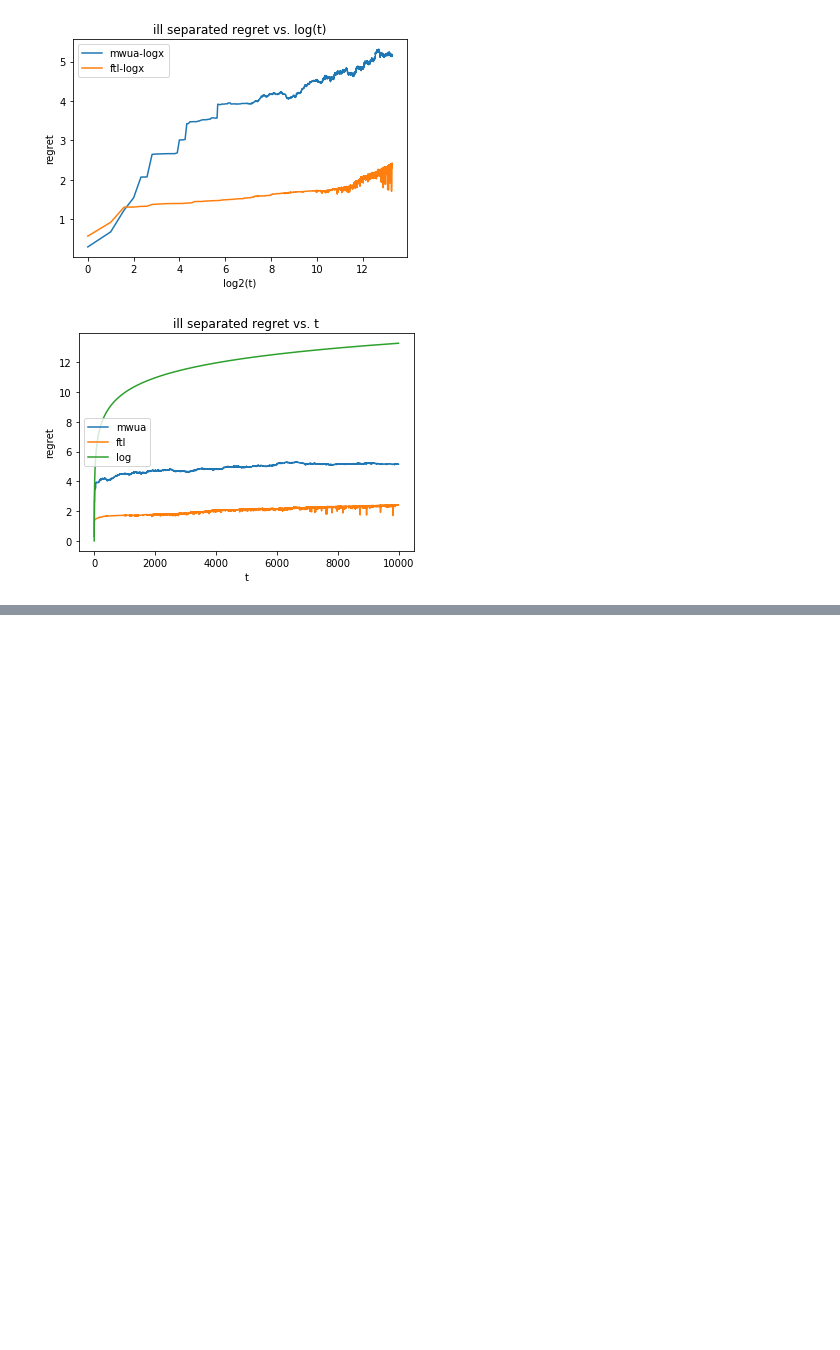
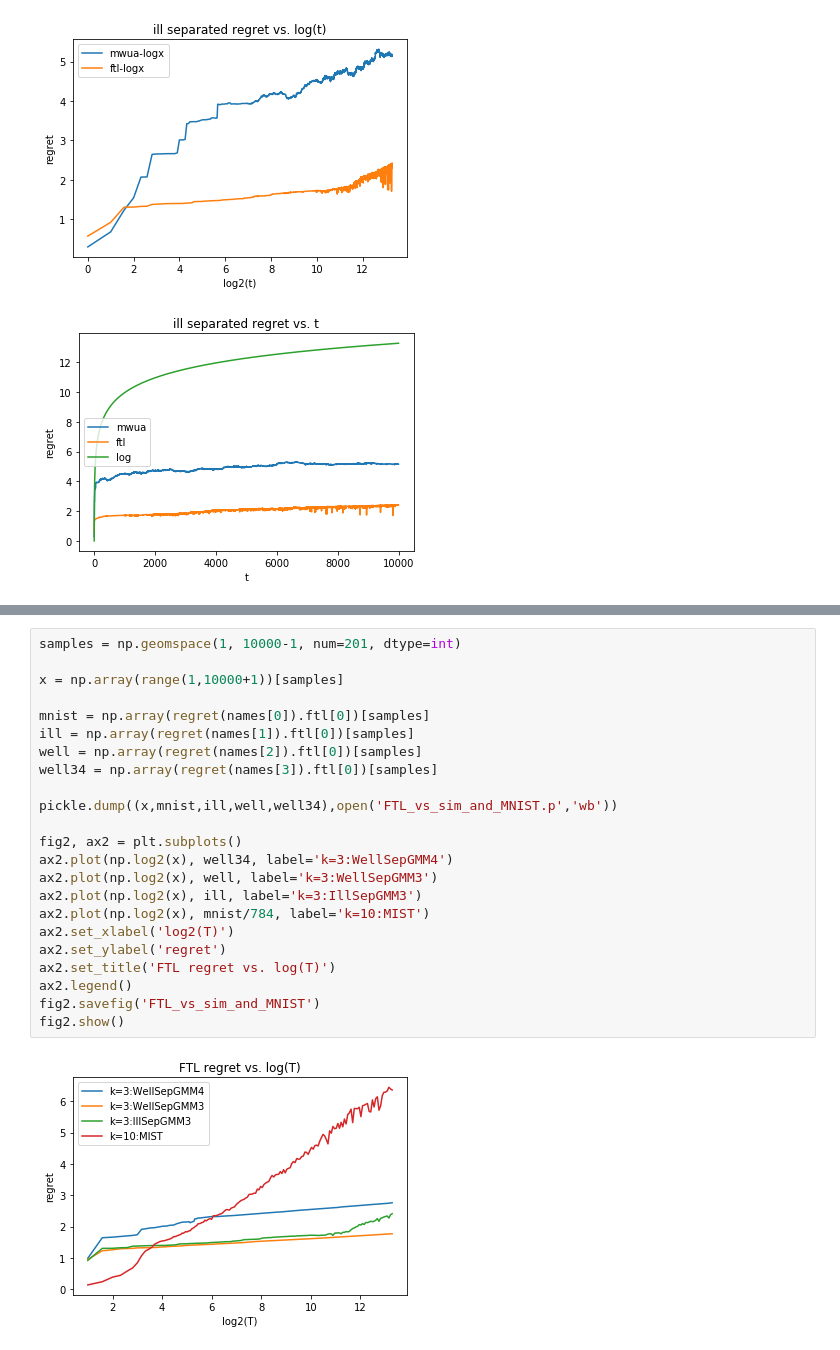
Before and after one commit to guyrom27/OnlineClusteringFTL, a Jupyter notebook: figures.ipynb, the cells around one changed output, grey strips where cells are left out. Cells and saved outputs as stored; diff of their text form; blank space fills up the shorter version.

Commit message:
added merged FTL_vs_sim_and_MNIST

```diff
--- a/figures.ipynb
+++ b/figures.ipynb
@@ -198,0 +199,25 @@ fig3.show()
+# %%
+samples = np.geomspace(1, 10000-1, num=201, dtype=int)
+
+x = np.array(range(1,10000+1))[samples]
+
+mnist = np.array(regret(names[0]).ftl[0])[samples]
+ill = np.array(regret(names[1]).ftl[0])[samples]
+well = np.array(regret(names[2]).ftl[0])[samples]
+well34 = np.array(regret(names[3]).ftl[0])[samples]
+
+pickle.dump((x,mnist,ill,well,well34),open('FTL_vs_sim_and_MNIST.p','wb'))
+
+fig2, ax2 = plt.subplots()
+ax2.plot(np.log2(x), well34, label='k=3:WellSepGMM4')
+ax2.plot(np.log2(x), well, label='k=3:WellSepGMM3')
+ax2.plot(np.log2(x), ill, label='k=3:IllSepGMM3')
+ax2.plot(np.log2(x), mnist/784, label='k=10:MIST')
+ax2.set_xlabel('log2(T)')
+ax2.set_ylabel('regret')
+ax2.set_title('FTL regret vs. log(T)')
+ax2.legend()
+fig2.savefig('FTL_vs_sim_and_MNIST')
+fig2.show()
+# %% [output]
+[figure, added]
```
Also changed, not shown: parts of 2 cells of this notebook, 4 other files.
